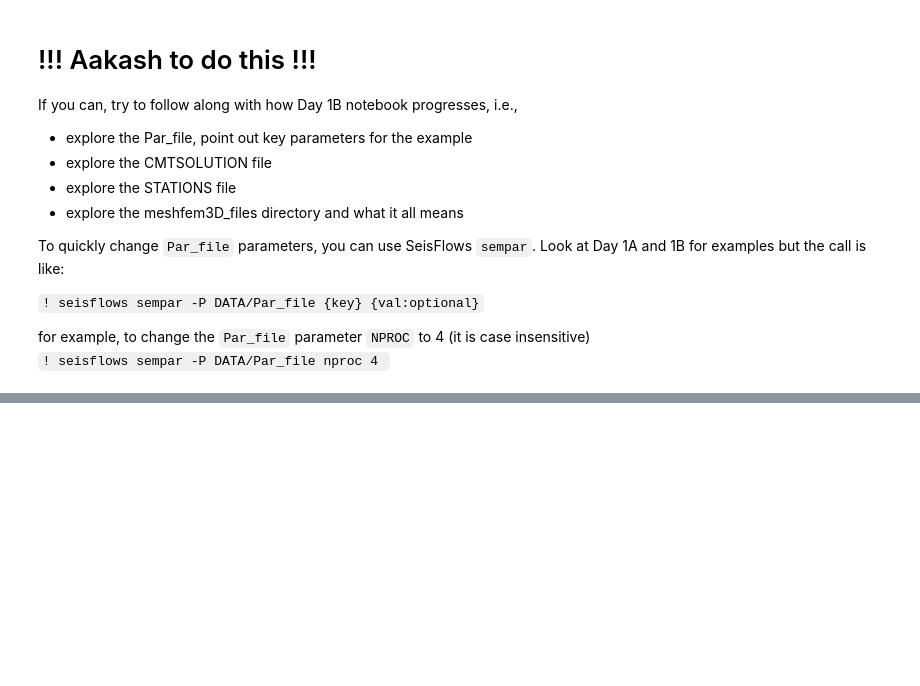
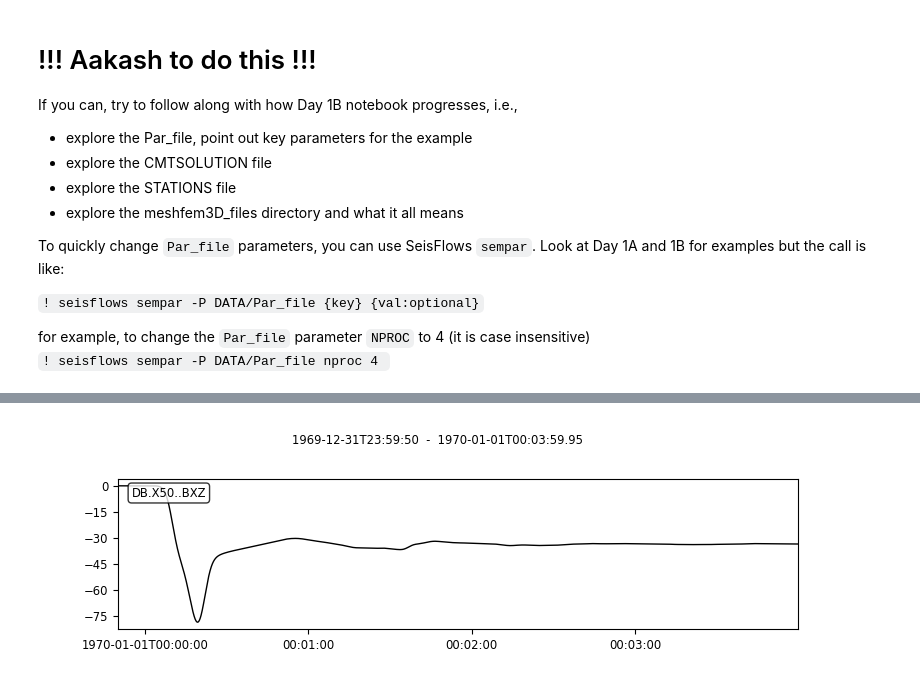
Before and after one commit to adjtomo/adjdocs, a Jupyter notebook: workshops/2022-10-05_specfem_users/day_1c_intro_specfem3d.ipynb, the cells around one changed output, grey strips where cells are left out. Cells and saved outputs as stored; diff of their text form; code cells hidden in the pictures; blank space fills up the shorter version.

```diff
--- a/workshops/2022-10-05_specfem_users/day_1c_intro_specfem3d.ipynb
+++ b/workshops/2022-10-05_specfem_users/day_1c_intro_specfem3d.ipynb
@@ -83,0 +125,6 @@ for example, to change the `Par_file` parameter `NPROC` to 4 (it is case insensi
+# %%
+# We need to use IPython to visualize these figures in the notebook
+from IPython.display import Image
+Image("DB.X50.BXZ.semd.png")
+# %% [output]
+[figure, added]
```
Also changed, not shown: parts of 11 cells of this notebook.
